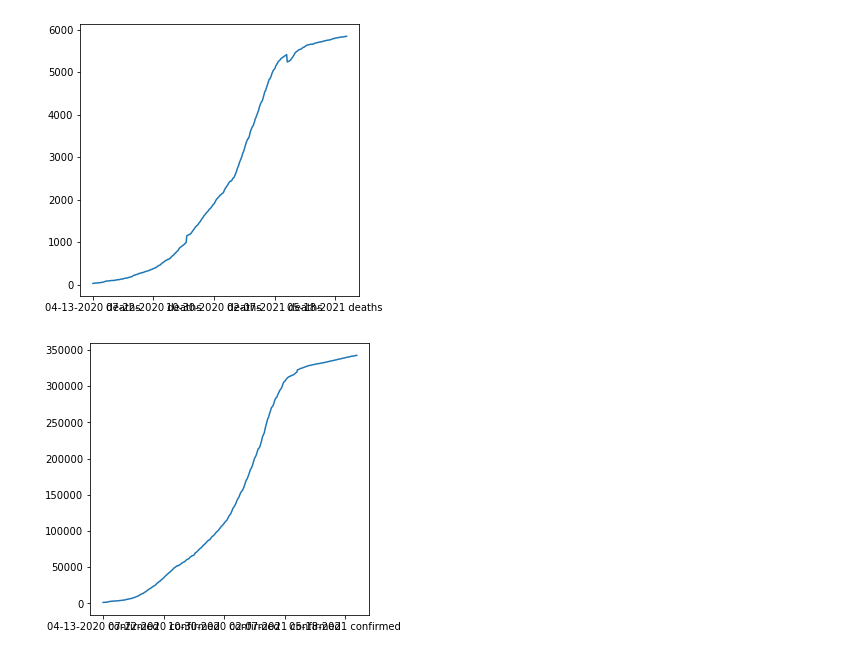
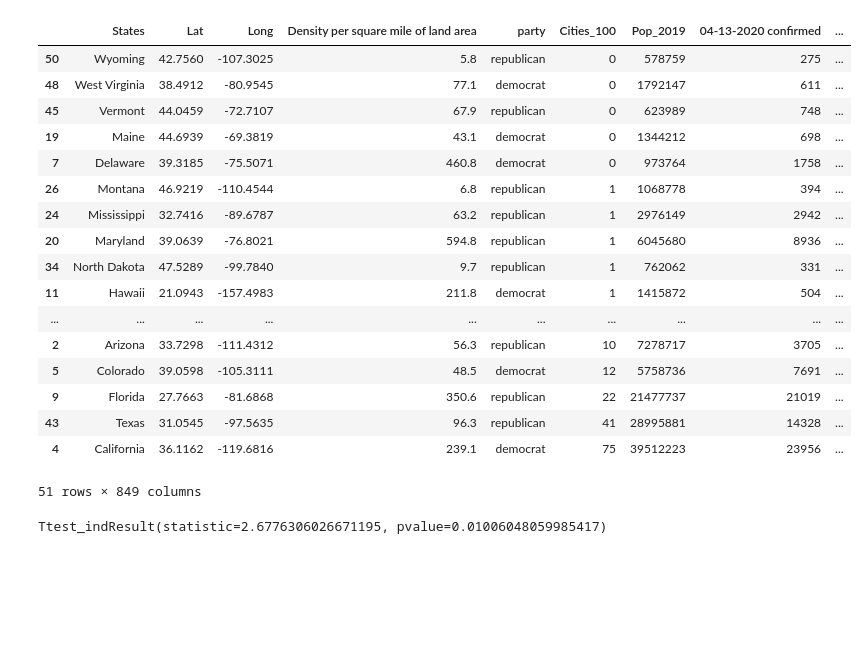
Before and after one commit to andrewargaez1/Covid-cause-and-effect, a Jupyter notebook: Untitled.ipynb, the cells around one changed output. Cells and saved outputs as stored; diff of their text form; code cells hidden in the pictures; blank space fills up the shorter version.

```diff
--- a/Untitled.ipynb
+++ b/Untitled.ipynb
@@ -154,9 +136,25 @@ confirmed_cases=new_df2.iloc[3,6::2]
 # %%
-confirmed_deaths=new_df2.iloc[3,7::2]
-confirmed_deaths.T.plot(figsize=(5,5));
+confirmed_death_total=new_df3.iloc[:,-1]
+confirmed_cases_total=new_df3.iloc[:,-2]
+new_df3['cd_percentage'] = confirmed_death_total/new_df3['Pop_2019']
+new_df3['cc_percentage'] = confirmed_cases_total/new_df3['Pop_2019']
+new_df3.sort_values(by='Cities_100')
 # %% [output]
-[figure, removed]
+|  | States | Lat | Long | Density per square mile of land area | party | Cities_100 | Pop_2019 | 04-13-2020 confirmed | ... |
+| 50 | Wyoming | 42.7560 | -107.3025 | 5.8 | republican | 0 | 578759 | 275 | ... |
+| 48 | West Virginia | 38.4912 | -80.9545 | 77.1 | democrat | 0 | 1792147 | 611 | ... |
+| 45 | Vermont | 44.0459 | -72.7107 | 67.9 | republican | 0 | 623989 | 748 | ... |
+| 19 | Maine | 44.6939 | -69.3819 | 43.1 | democrat | 0 | 1344212 | 698 | ... |
+| 7 | Delaware | 39.3185 | -75.5071 | 460.8 | democrat | 0 | 973764 | 1758 | ... |
+| 26 | Montana | 46.9219 | -110.4544 | 6.8 | republican | 1 | 1068778 | 394 | ... |
+| 24 | Mississippi | 32.7416 | -89.6787 | 63.2 | republican | 1 | 2976149 | 2942 | ... |
+| 20 | Maryland | 39.0639 | -76.8021 | 594.8 | republican | 1 | 6045680 | 8936 | ... |
+| 34 | North Dakota | 47.5289 | -99.7840 | 9.7 | republican | 1 | 762062 | 331 | ... |
+| 11 | Hawaii | 21.0943 | -157.4983 | 211.8 | democrat | 1 | 1415872 | 504 | ... |
+| ... | ... | ... | ... | ... | ... | ... | ... | ... | ... |
+| 2 | Arizona | 33.7298 | -111.4312 | 56.3 | republican | 10 | 7278717 | 3705 | ... |
+| 5 | Colorado | 39.0598 | -105.3111 | 48.5 | democrat | 12 | 5758736 | 7691 | ... |
+| 9 | Florida | 27.7663 | -81.6868 | 350.6 | republican | 22 | 21477737 | 21019 | ... |
+| 43 | Texas | 31.0545 | -97.5635 | 96.3 | republican | 41 | 28995881 | 14328 | ... |
+| 4 | California | 36.1162 | -119.6816 | 239.1 | democrat | 75 | 39512223 | 23956 | ... |
+51 rows × 849 columns
-# %%
-confirmed_cases.plot(figsize=(5,5));
-# %% [output]
-[figure, removed]
@@ -162,0 +170,6 @@ confirmed_cases.plot(figsize=(5,5));
+# %%
+rep = confirmed_cases.T.pct_change().mean()[rep_idx]
+dem = confirmed_cases.T.pct_change().mean()[dem_idx]
+stats.ttest_ind(rep,dem)
+# %% [output]
+Ttest_indResult(statistic=2.6776306026671195, pvalue=0.01006048059985417)
```
Also changed, not shown: parts of 16 cells of this notebook, 1 other file.
